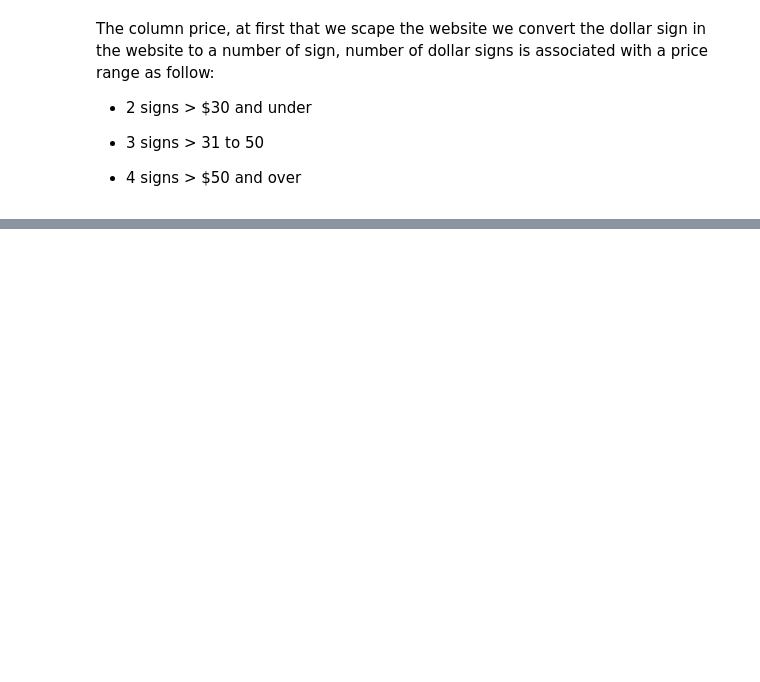
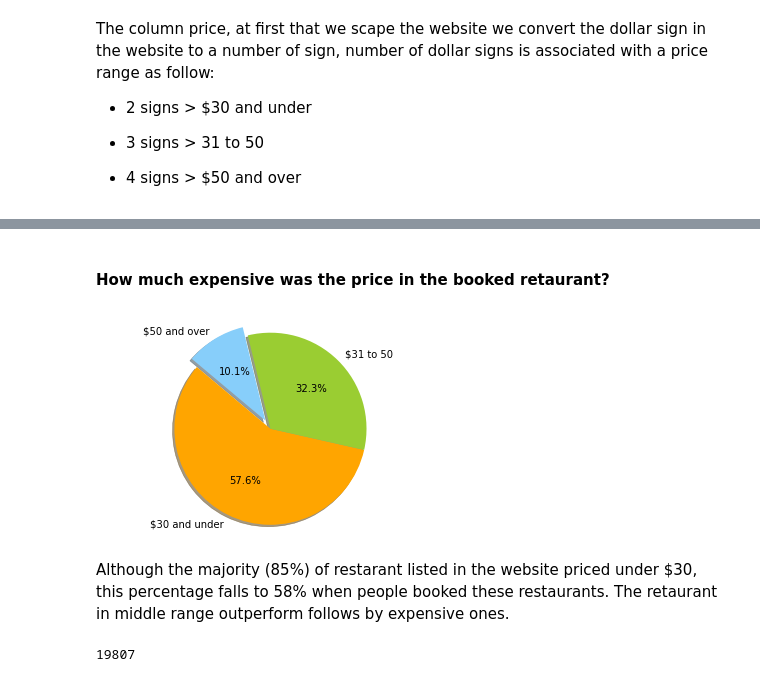
Before and after one commit to madeleine68/opentable, a Jupyter notebook: opentable_analysis.ipynb, the cells around one changed output, grey strips where cells are left out. Cells and saved outputs as stored; diff of their text form; code cells hidden in the pictures; blank space fills up the shorter version.

```diff
--- a/opentable_analysis.ipynb
+++ b/opentable_analysis.ipynb
@@ -322,0 +314,6 @@ df_newyork["rating"][0]
+# %%
+df1.name = df1.name.str.strip().str.lower()
+df1.reviews = df1.reviews.str.strip().str.lower()
+df1.cuisine = df1.cuisine.str.strip().str.lower()
+df1.location =df1.location.str.strip().str.lower()
+df1.head()
@@ -322,0 +348,26 @@ df_newyork["rating"][0]
+# %% [markdown]
+#### How much expensive was the price in the booked retaurant?
+# %%
+import matplotlib.pylab as plt
+price_percentage=(df1["price"].value_counts(normalize=True) * 100).round()
+group_name=["$30 and under","$31 to 50","$50 and over"]
+
+sizes = price_percentage
+colors = ['orange', 'yellowgreen', 'lightskyblue']
+explode = (0, 0, 0.1)  # explode 1st slice
+
+# Plot
+plt.pie(sizes, explode=explode, labels=labels, colors=colors,
+autopct='%1.1f%%', shadow=True, startangle=140)
+
+plt.axis('equal')
+plt.show()
+# %% [output]
+[figure, added]
+# %% [markdown]
+Although the majority (85%) of restarant listed in the website priced under $30, this percentage falls to 58% when people booked these restaurants. The retaurant in middle range outperform follows by expensive ones.
+# %%
+uniqueId = df["name"].unique()
+len(uniqueId)
+# %% [output]
+19807
```
Also changed, not shown: parts of 97 cells of this notebook, 5 other files.
